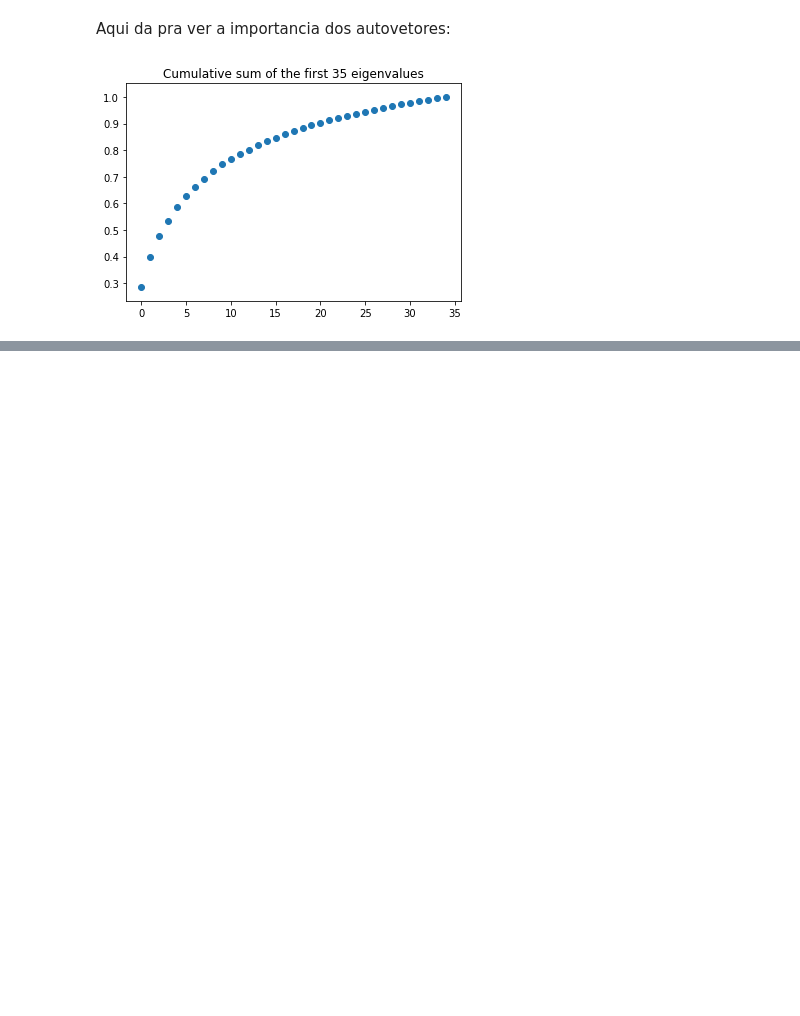
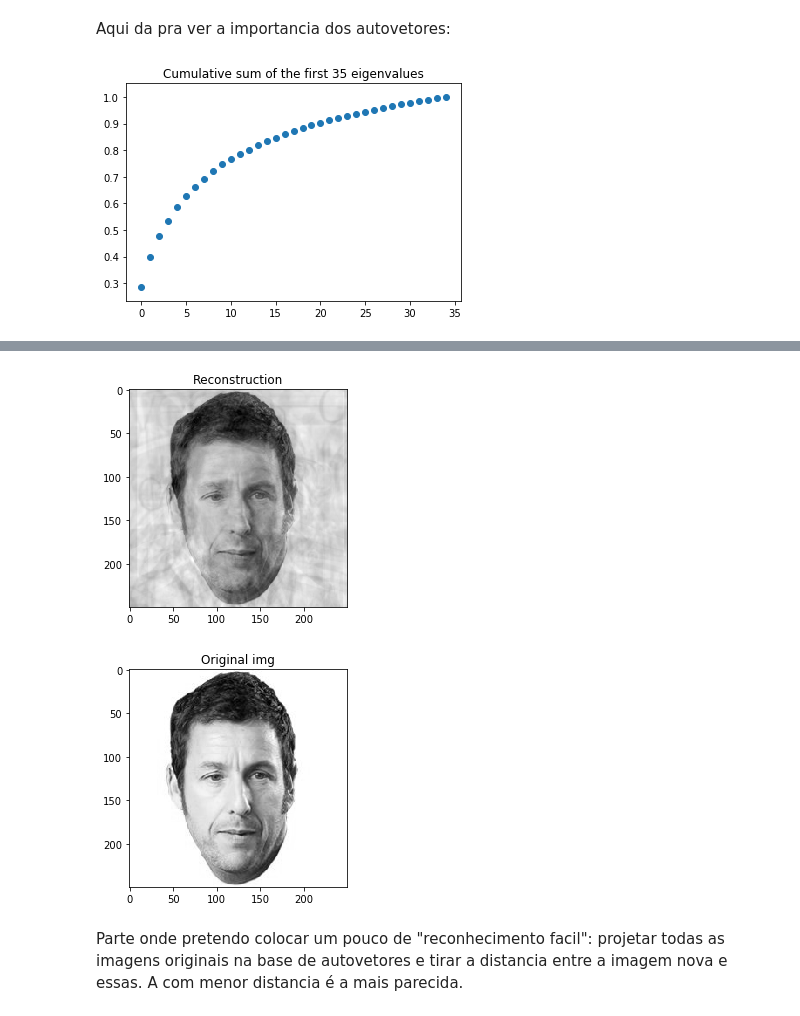
Before and after one commit to LucasTreuke/eigenfaces, a Jupyter notebook: eigenfaces.ipynb, the cells around one changed output, grey strips where cells are left out. Drawn from its saved outputs; the diff is of its cells as text; code cells hidden in the pictures; blank space fills up the shorter version.

Commit message:
reconstrução na base

```diff
--- a/eigenfaces.ipynb
+++ b/eigenfaces.ipynb
@@ -287,0 +312,18 @@ plt.show()
+# %%
+P = project(eigenvectors[0: -1], img_to_reconstruct , mu)
+R = reconstruct(eigenvectors[0: -1], P, mu)
+R = R
+
+reconstruction = np.reshape(R, DEFAULT_SIZE)
+plt.imshow(reconstruction, cmap=plt.cm.gray)
+plt.title("Reconstruction")
+plt.show()
+original_img = np.reshape(img_to_reconstruct, DEFAULT_SIZE)
+plt.imshow(original_img, cmap=plt.cm.gray)
+plt.title("Original img")
+plt.show()
+# %% [output]
+[figure, added]
+[figure, added]
+# %% [markdown]
+Parte onde pretendo colocar um pouco de "reconhecimento facil": projetar todas as imagens originais na base de autovetores e tirar a distancia entre a imagem nova e essas. A com menor distancia é a mais parecida.
```
Also changed, not shown: parts of 11 cells of this notebook, 2 other files.
